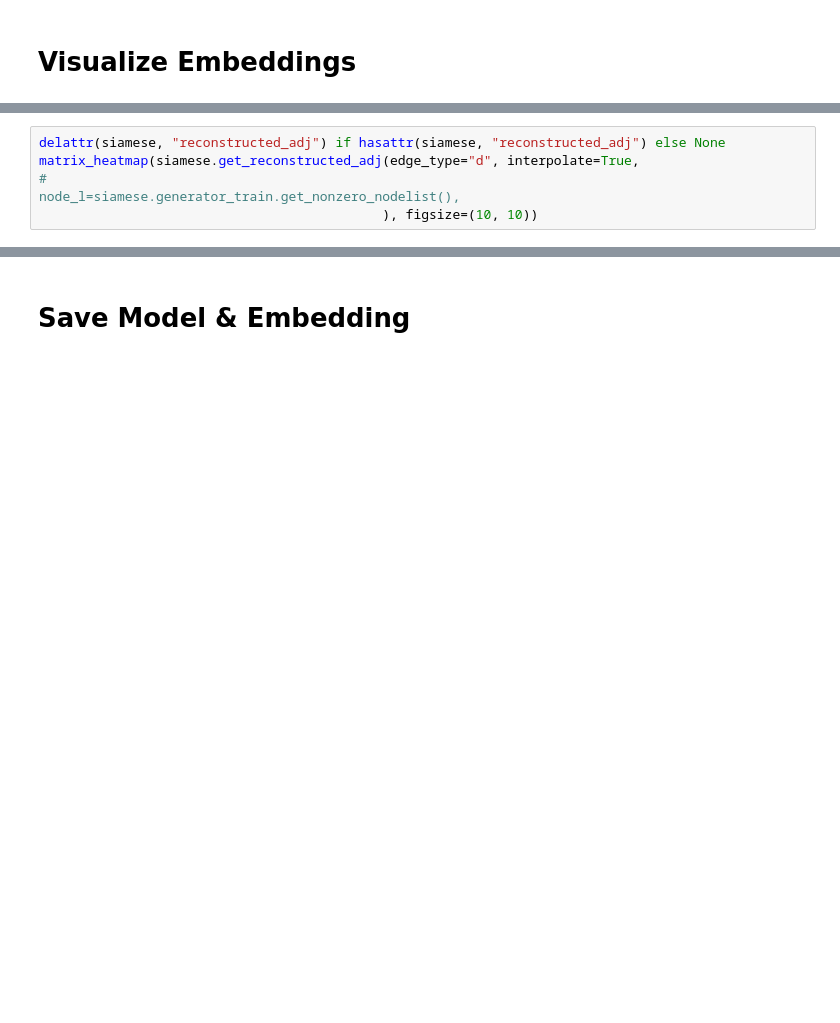
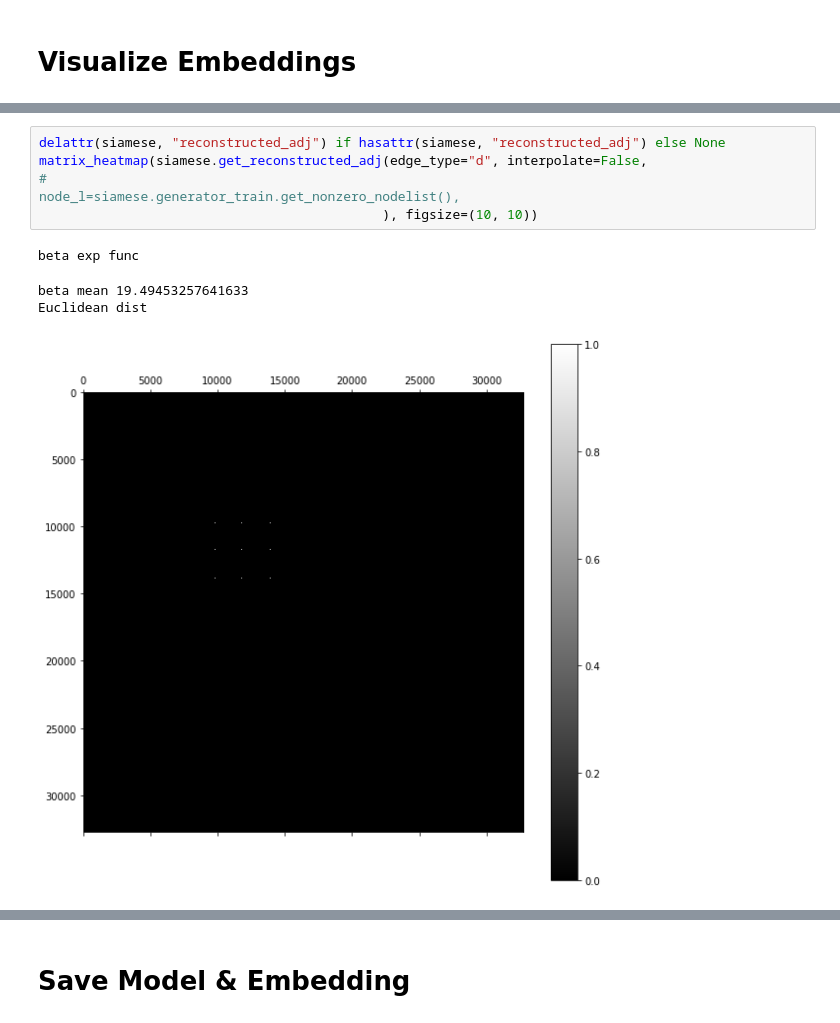
Before and after one commit to JonnyTran/MultiOmicsGraphEmbedding, a Jupyter notebook: Siamese Graph Embedding.ipynb, the cells around one changed output, grey strips where cells are left out. Drawn from its saved outputs; the diff is of its cells as text; blank space fills up the shorter version.

```diff
--- a/Siamese Graph Embedding.ipynb
+++ b/Siamese Graph Embedding.ipynb
@@ -187,8 +201,13 @@ matrix_heatmap(siamese.get_embedding(recompute=True), cmap="bwr", aspect='auto',
 # %%
 delattr(siamese, "reconstructed_adj") if hasattr(siamese, "reconstructed_adj") else None
-matrix_heatmap(siamese.get_reconstructed_adj(edge_type="d", interpolate=True,
+matrix_heatmap(siamese.get_reconstructed_adj(edge_type="d", interpolate=False,
 #                                              node_l=siamese.generator_train.get_nonzero_nodelist(),
                                             ), figsize=(10, 10))
+# %% [output]
+beta exp func
+beta mean 19.49453257641633
+Euclidean dist
+[figure, added]
 # %%
 matrix_heatmap(siamese.get_reconstructed_adj(edge_type="u",
 #                                              node_l=siamese.generator_train.get_nonzero_nodelist(),
```
Also changed, not shown: parts of 18 cells of this notebook, 5 other files.
